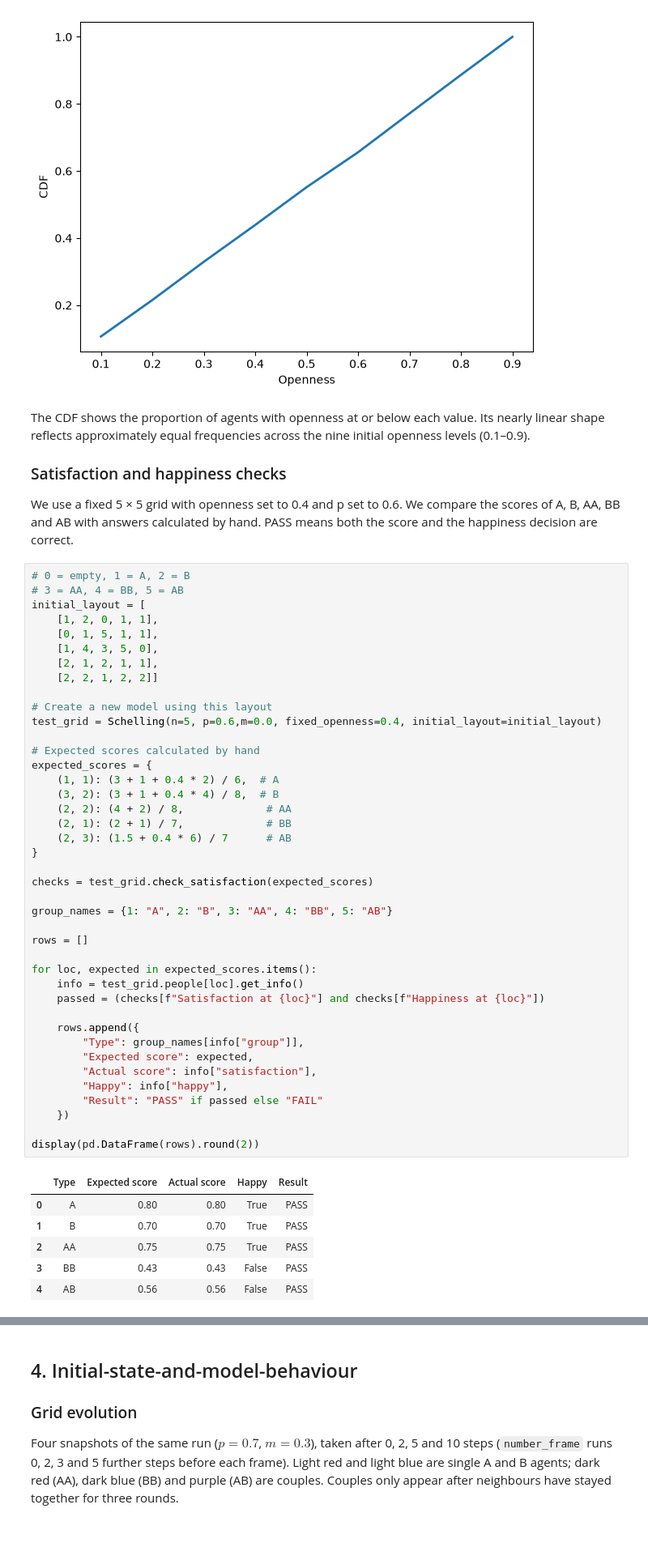
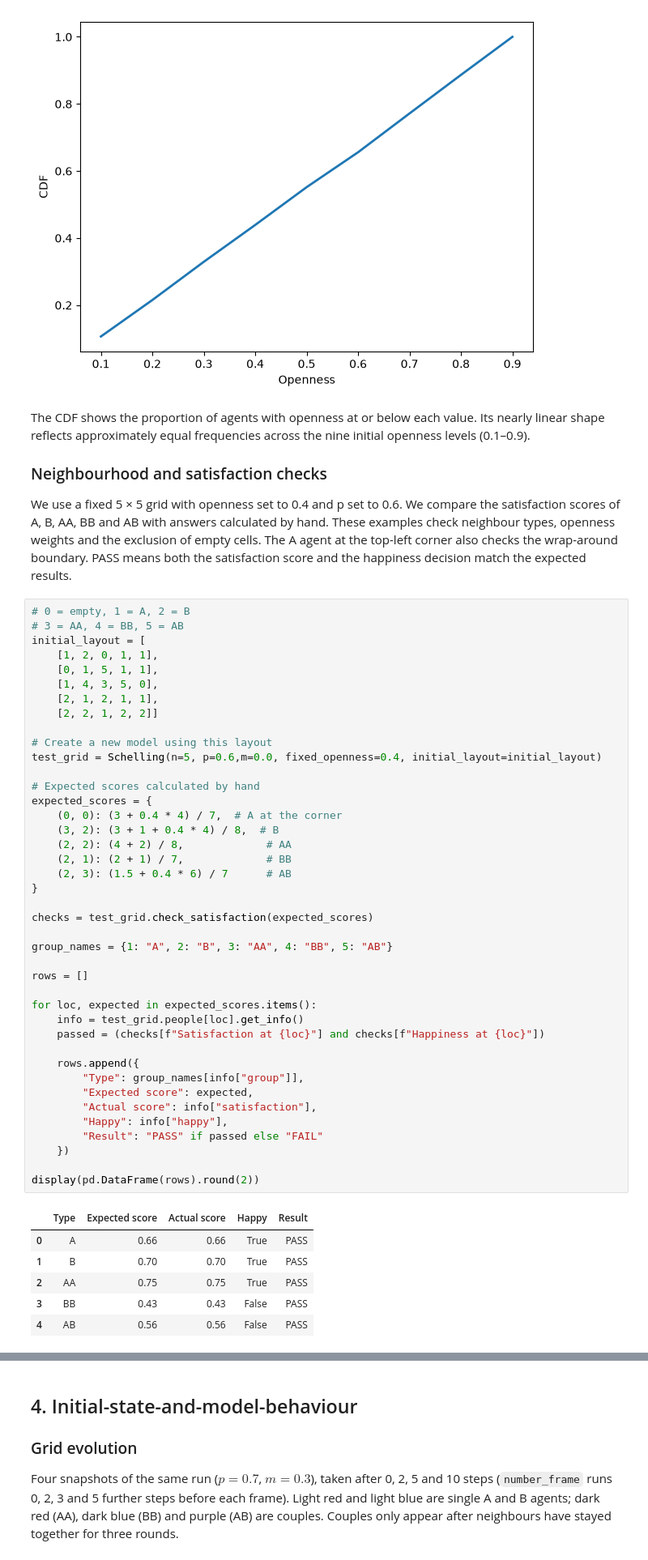
Before and after one commit to DONG-BO-Eric/CITS4403-Project, a Jupyter notebook: notebooks/extended_schelling_analysis.ipynb, the cells around one changed output, grey strips where cells are left out. Shown at 81% size. Drawn from its saved outputs; the diff is of its cells as text; blank space fills up the shorter version.

Commit message:
Add relocation checks and corner boundary test

```diff
--- a/notebooks/extended_schelling_analysis.ipynb
+++ b/notebooks/extended_schelling_analysis.ipynb
@@ -134,9 +134,9 @@ decorate(xlabel='Openness', ylabel='CDF')
 [figure]
 # %% [markdown]
 The CDF shows the proportion of agents with openness at or below each value. Its nearly linear shape reflects approximately equal frequencies across the nine initial openness levels (0.1–0.9).
-### Satisfaction and happiness checks
+### Neighbourhood and satisfaction checks
 
-We use a fixed 5 × 5 grid with openness set to 0.4 and p set to 0.6. We compare the scores of A, B, AA, BB and AB with answers calculated by hand. PASS means both the score and the happiness decision are correct.
+We use a fixed 5 × 5 grid with openness set to 0.4 and p set to 0.6. We compare the satisfaction scores of A, B, AA, BB and AB with answers calculated by hand. These examples check neighbour types, openness weights and the exclusion of empty cells. The A agent at the top-left corner also checks the wrap-around boundary. PASS means both the satisfaction score and the happiness decision match the expected results.
 # %%
 # 0 = empty, 1 = A, 2 = B
 # 3 = AA, 4 = BB, 5 = AB
@@ -152,35 +152,35 @@ test_grid = Schelling(n=5, p=0.6,m=0.0, fixed_openness=0.4, initial_layout=initi
 
 # Expected scores calculated by hand
 expected_scores = {
-    (1, 1): (3 + 1 + 0.4 * 2) / 6,  # A
+    (0, 0): (3 + 0.4 * 4) / 7,  # A at the corner
     (3, 2): (3 + 1 + 0.4 * 4) / 8,  # B
     (2, 2): (4 + 2) / 8,             # AA
     (2, 1): (2 + 1) / 7,             # BB
     (2, 3): (1.5 + 0.4 * 6) / 7      # AB
 }
 
 checks = test_grid.check_satisfaction(expected_scores)
 
 group_names = {1: "A", 2: "B", 3: "AA", 4: "BB", 5: "AB"}
 
 rows = []
 
 for loc, expected in expected_scores.items():
     info = test_grid.people[loc].get_info()
     passed = (checks[f"Satisfaction at {loc}"] and checks[f"Happiness at {loc}"])
 
     rows.append({
         "Type": group_names[info["group"]],
         "Expected score": expected,
         "Actual score": info["satisfaction"],
         "Happy": info["happy"],
         "Result": "PASS" if passed else "FAIL"
     })
 
 display(pd.DataFrame(rows).round(2))
 # %% [output]
 |  | Type | Expected score | Actual score | Happy | Result |
-| 0 | A | 0.80 | 0.80 | True | PASS |
+| 0 | A | 0.66 | 0.66 | True | PASS |
 | 1 | B | 0.70 | 0.70 | True | PASS |
 | 2 | AA | 0.75 | 0.75 | True | PASS |
 | 3 | BB | 0.43 | 0.43 | False | PASS |
```
Also changed, not shown: parts of 2 cells of this notebook, 1 other file.
